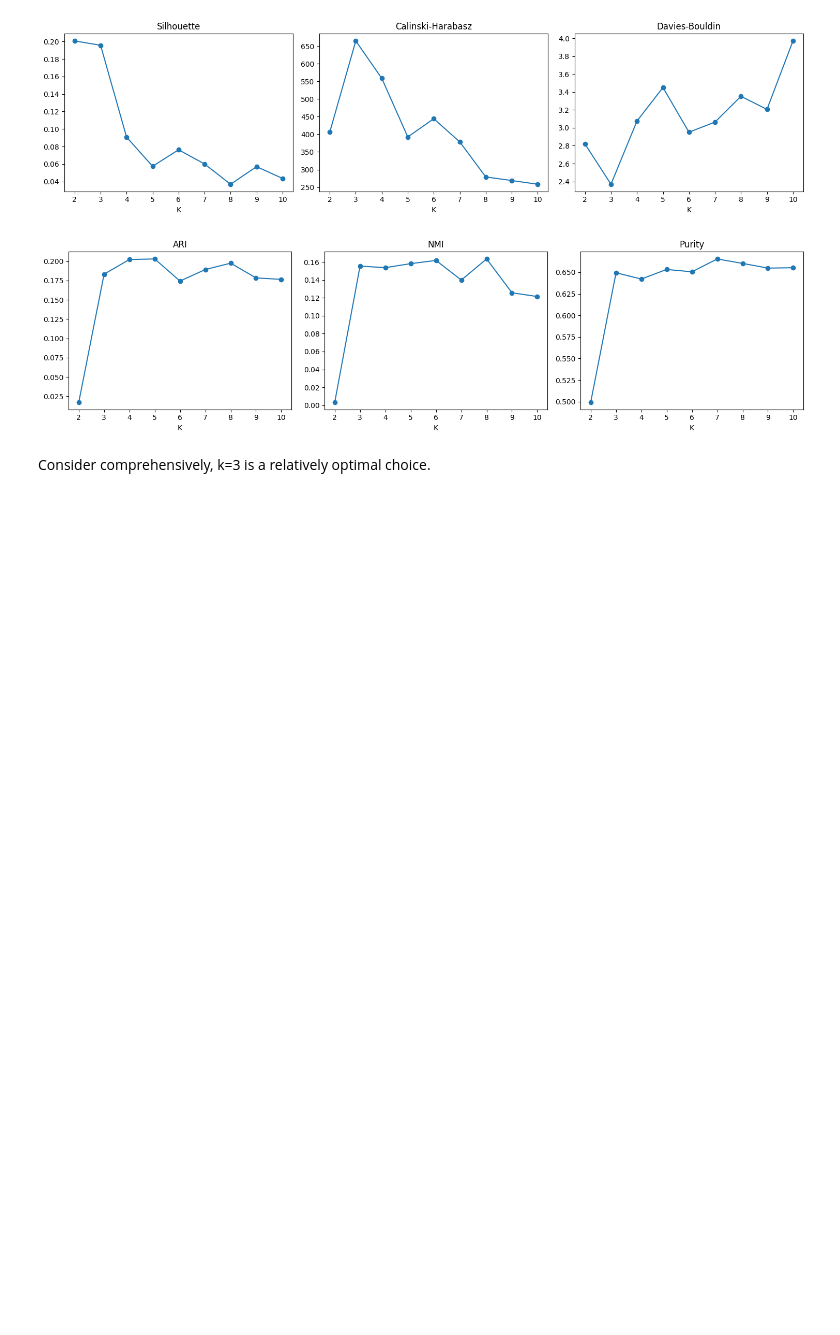
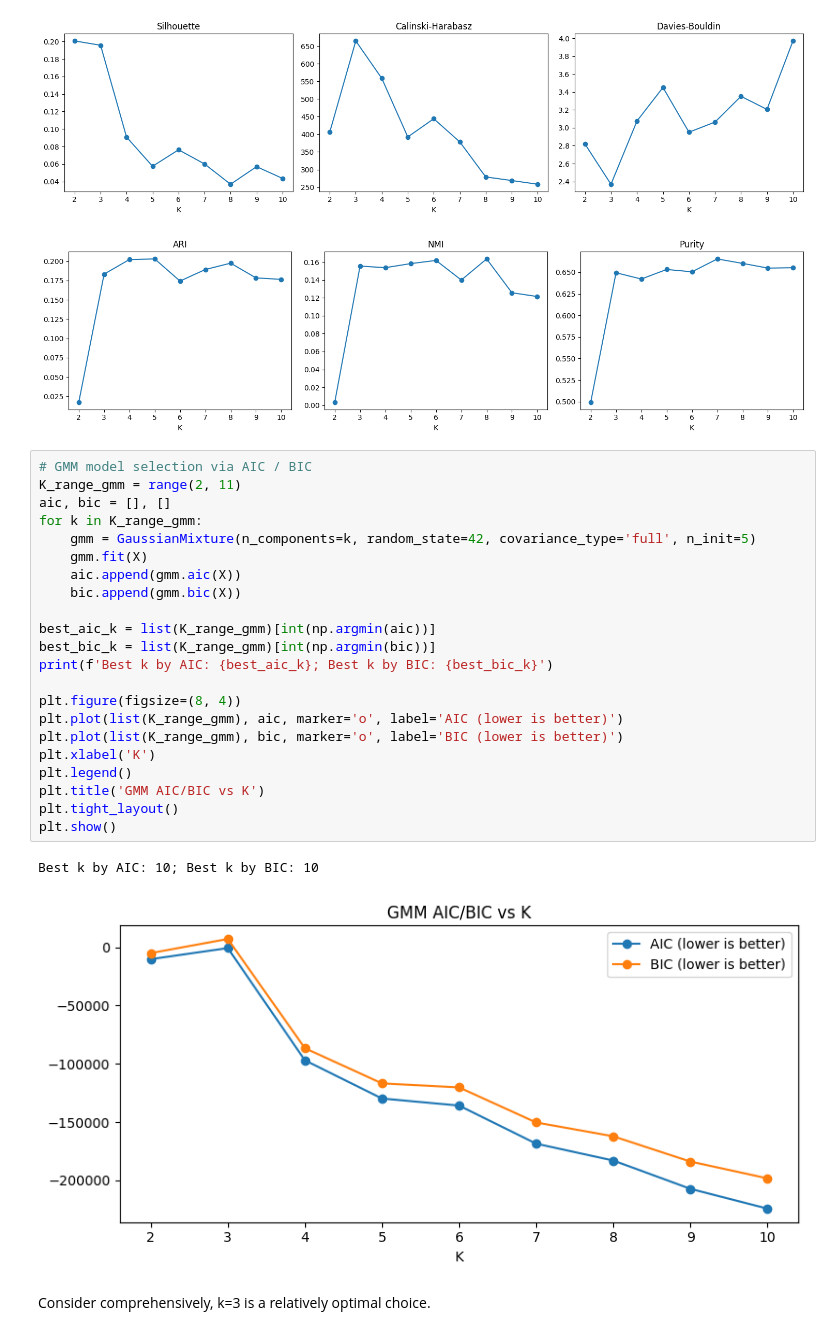
Before and after one commit to Sea-haitao/machine-learning, a Jupyter notebook: notebooks/03_clustering.ipynb, the cells around one changed output. Saved outputs shown, nothing was run; the diff lists cells and outputs as text; blank space fills up the shorter version.

```diff
--- a/notebooks/03_clustering.ipynb
+++ b/notebooks/03_clustering.ipynb
@@ -305,6 +310,31 @@ if true_labels is not None:
 # %% [output]
 [figure]
 [figure]
+# %%
+# GMM model selection via AIC / BIC
+K_range_gmm = range(2, 11)
+aic, bic = [], []
+for k in K_range_gmm:
+    gmm = GaussianMixture(n_components=k, random_state=42, covariance_type='full', n_init=5)
+    gmm.fit(X)
+    aic.append(gmm.aic(X))
+    bic.append(gmm.bic(X))
+
+best_aic_k = list(K_range_gmm)[int(np.argmin(aic))]
+best_bic_k = list(K_range_gmm)[int(np.argmin(bic))]
+print(f'Best k by AIC: {best_aic_k}; Best k by BIC: {best_bic_k}')
+
+plt.figure(figsize=(8, 4))
+plt.plot(list(K_range_gmm), aic, marker='o', label='AIC (lower is better)')
+plt.plot(list(K_range_gmm), bic, marker='o', label='BIC (lower is better)')
+plt.xlabel('K')
+plt.legend()
+plt.title('GMM AIC/BIC vs K')
+plt.tight_layout()
+plt.show()
+# %% [output]
+Best k by AIC: 10; Best k by BIC: 10
+[figure, added]
 # %% [markdown]
 Consider comprehensively, k=3 is a relatively optimal choice.
 # %% [markdown]
```
Also changed, not shown: parts of 3 cells of this notebook.
